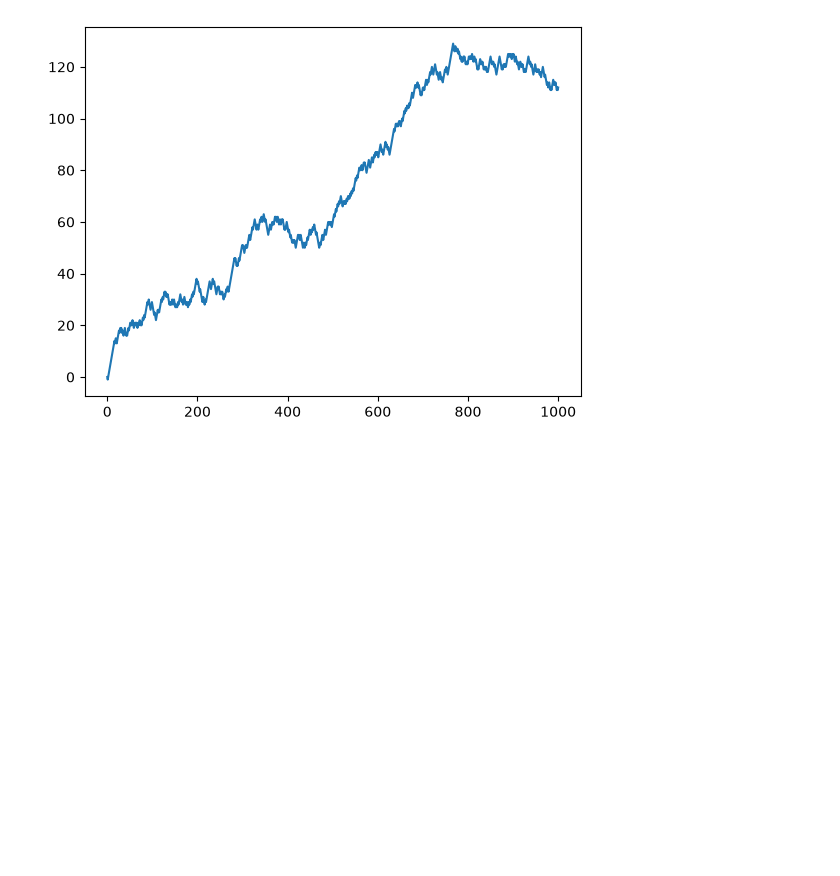
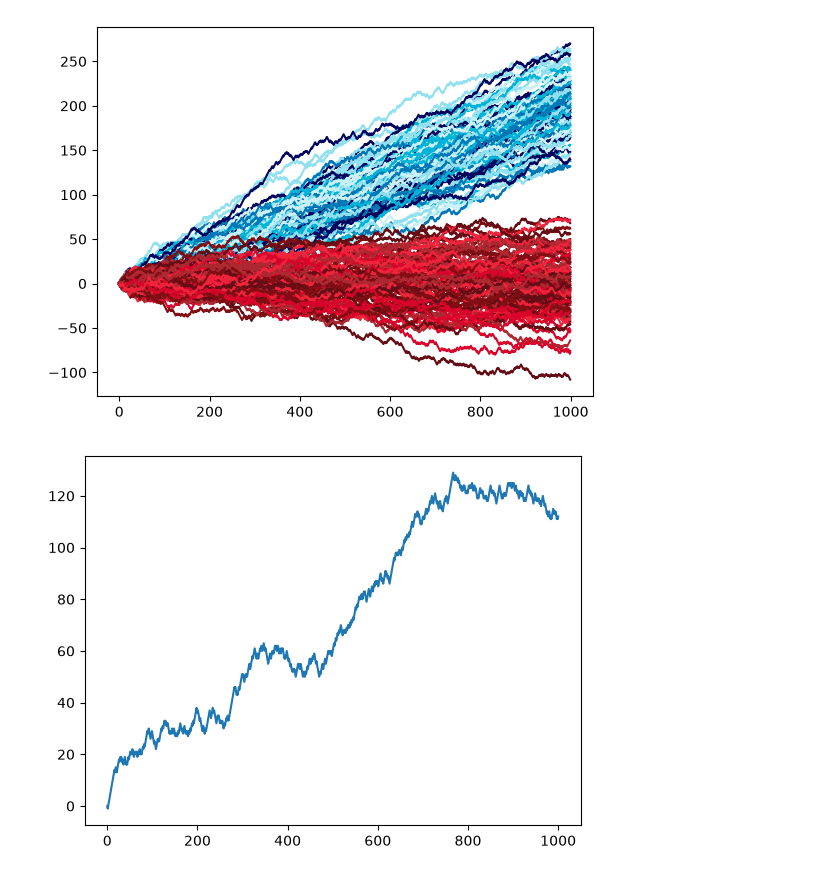
Before and after one commit to HuTiim/Fisica-Computacional-Thiago, a Jupyter notebook: Aula3.ipynb, the cells around one changed output. Saved outputs shown, nothing was run; the diff lists cells and outputs as text; code cells hidden in the pictures; blank space fills up the shorter version.

```diff
--- a/Aula3.ipynb
+++ b/Aula3.ipynb
@@ -1,4 +1,11 @@
 # %%
 import numpy as np
-import numpy.random as rng
 import matplotlib.pyplot as plt
+
+rng = np.random.default_rng()
+
+print(rng.random())
+print(rng.random())
+print(rng.random())
+
+rng.choice(...)
@@ -4,0 +16,4 @@ import matplotlib.pyplot as plt
+# %%
+from cycler import cycler
+tons_azul = ['#03045e', '#0077b6', '#00b4d8', '#90e0ef', '#caf0f8']
+tons_vermelho = ['#640d14', '#800e13', '#ad2831', '#d90429', '#ef233c']
@@ -5,3 +50,15 @@ import matplotlib.pyplot as plt
+# %%
+passos = rng.choice(a = [-1,1], size=(1000,100), p=[0.4, 0.6])
+plt.gca().set_prop_cycle(cycler(color=tons_azul))
+plt.plot(np.cumsum(passos, axis=0))
+
+passos = rng.choice(a = [-1,1], size=(1000,100), p=[0.5, 0.5])
+plt.gca().set_prop_cycle(cycler(color=tons_vermelho))
+plt.plot(np.cumsum(passos, axis=0))
+
+plt.show()
+# %% [output]
+[figure, added]
 # %%
 def f(p,l):
 
```
Also changed, not shown: parts of 3 cells of this notebook, 1 other file.
